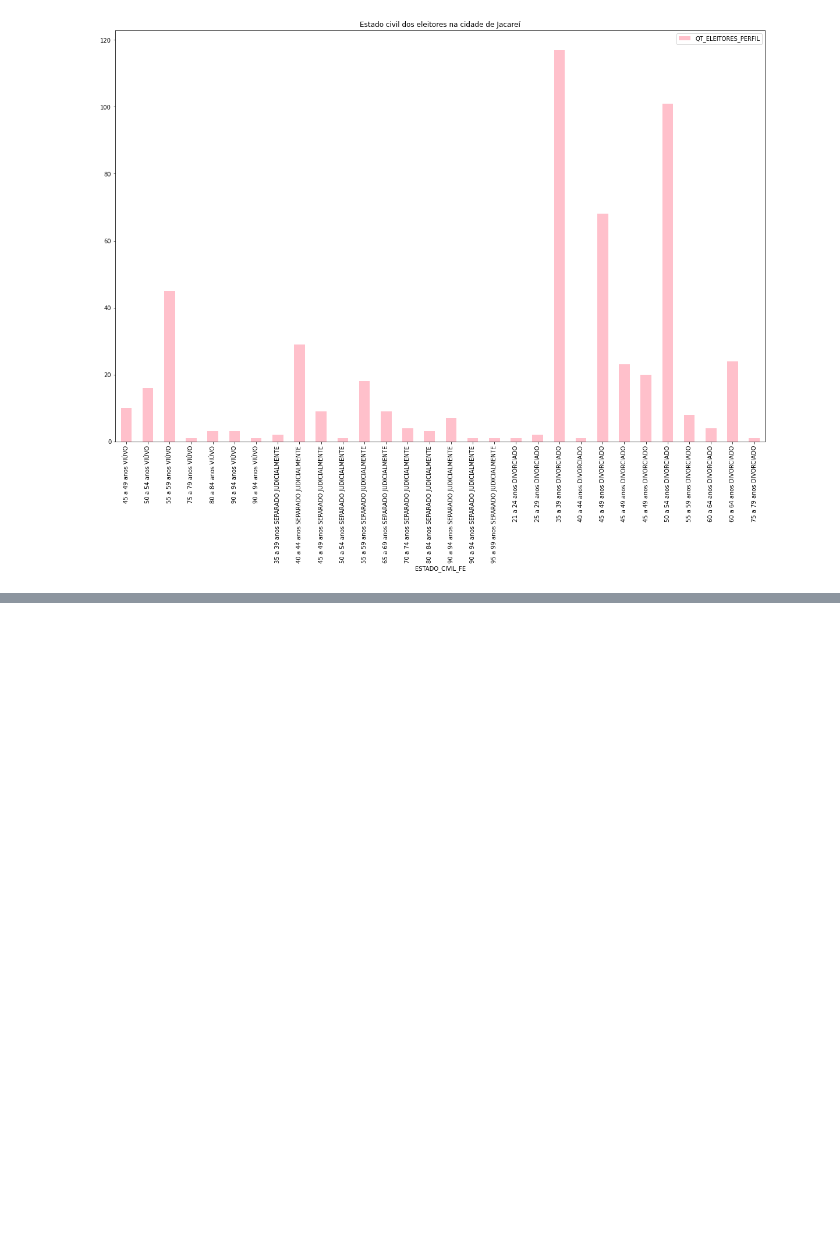
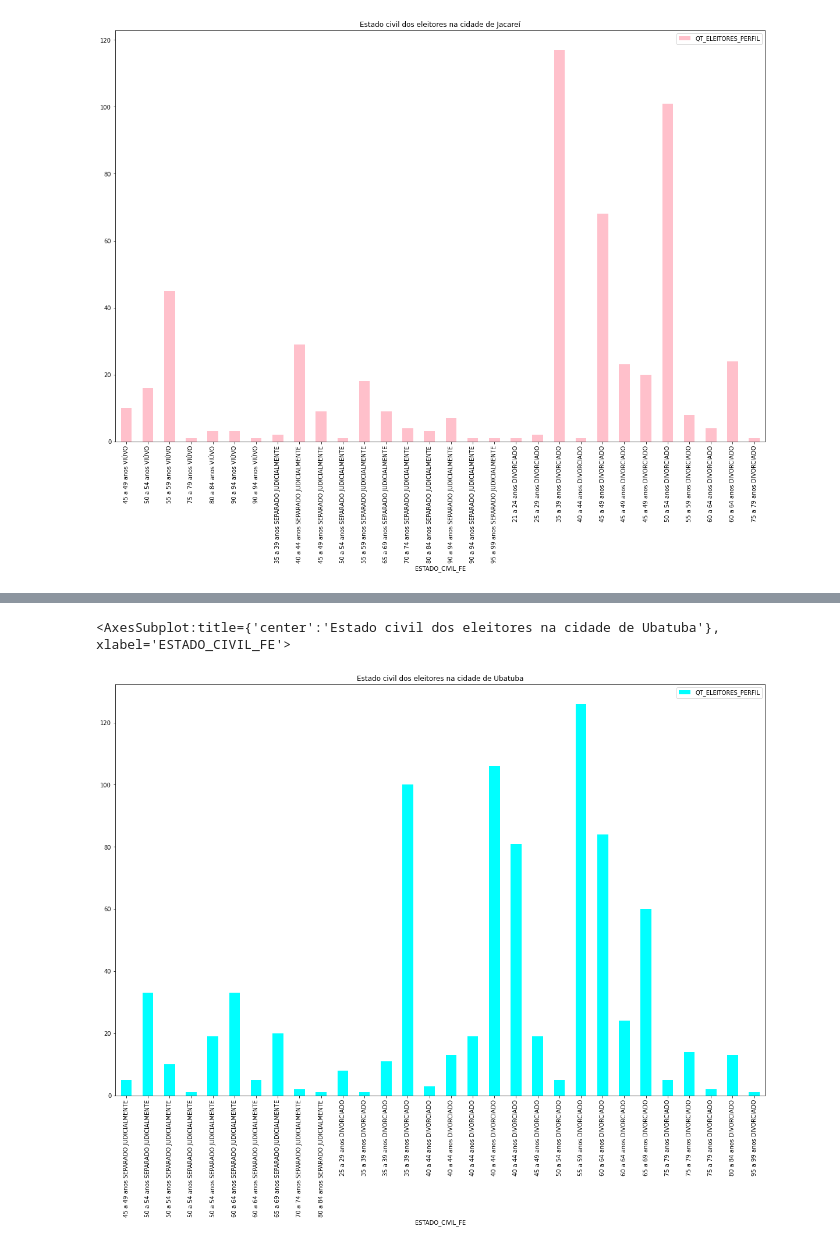
Before and after one commit to eliasferreiraa/Estado_Civil, a Jupyter notebook: Estado_Civil.ipynb, the cells around one changed output, grey strips where cells are left out. Drawn from its saved outputs; the diff is of its cells as text; code cells hidden in the pictures; blank space fills up the shorter version.

```diff
--- a/Estado_Civil.ipynb
+++ b/Estado_Civil.ipynb
@@ -114,5 +112,8 @@ jcr.tail(30).plot(kind='bar', figsize=(20,13), title="Estado civil dos eleitores
 # %%
 df['ESTADO_CIVIL_FE'] = df['DS_FAIXA_ETARIA']+' '+df['DS_ESTADO_CIVIL']
 jcr = df.query('NM_MUNICIPIO == "UBATUBA"')
 jcr.tail(30).plot(kind='bar', figsize=(20,13), title="Estado civil dos eleitores na cidade de Ubatuba",
-        x= 'ESTADO_CIVIL_FE', y='QT_ELEITORES_PERFIL', color='BLACK')
+        x= 'ESTADO_CIVIL_FE', y='QT_ELEITORES_PERFIL', color='CYAN')
+# %% [output]
+<AxesSubplot:title={'center':'Estado civil dos eleitores na cidade de Ubatuba'}, xlabel='ESTADO_CIVIL_FE'>
+[figure, added]
```
Also changed, not shown: parts of 5 cells of this notebook.
